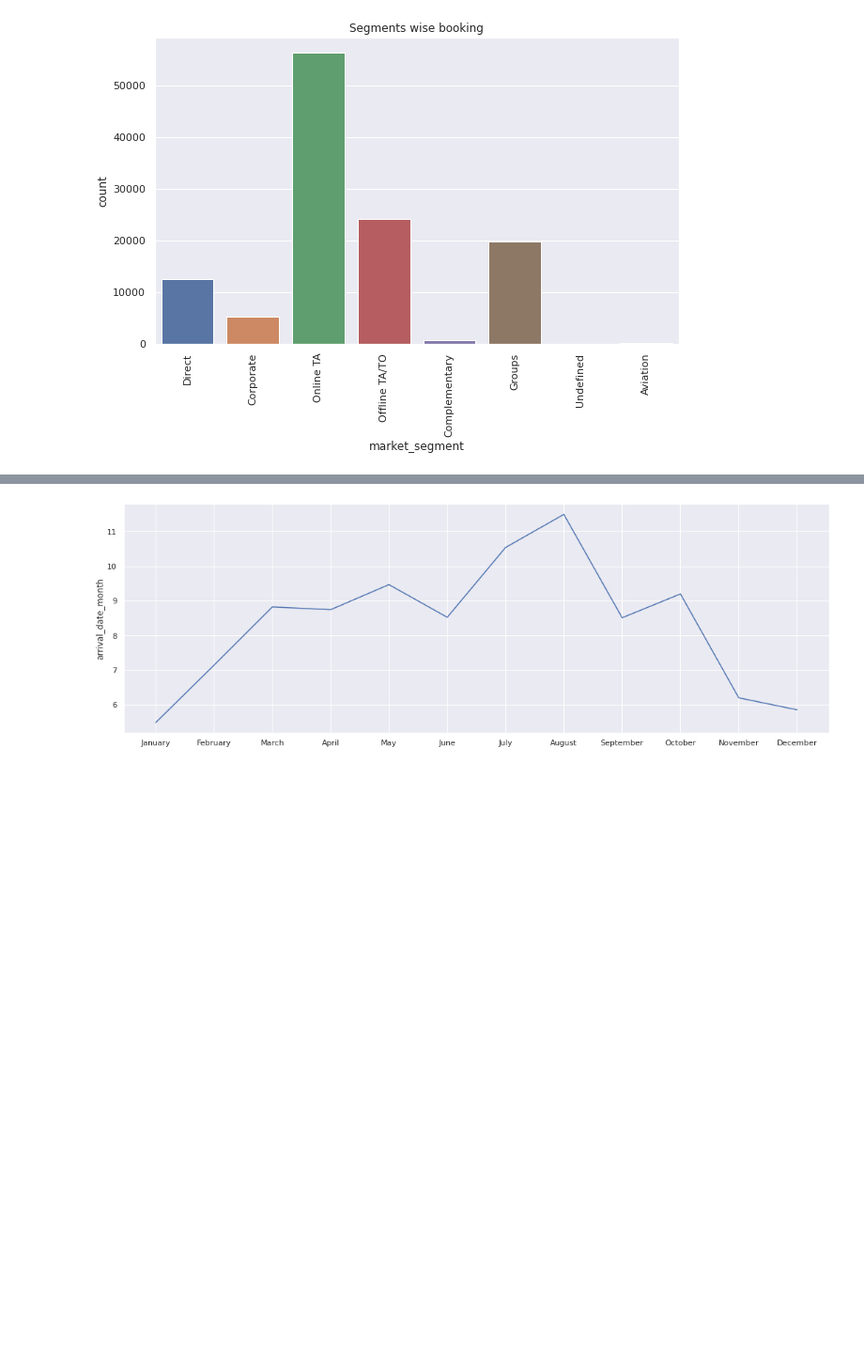
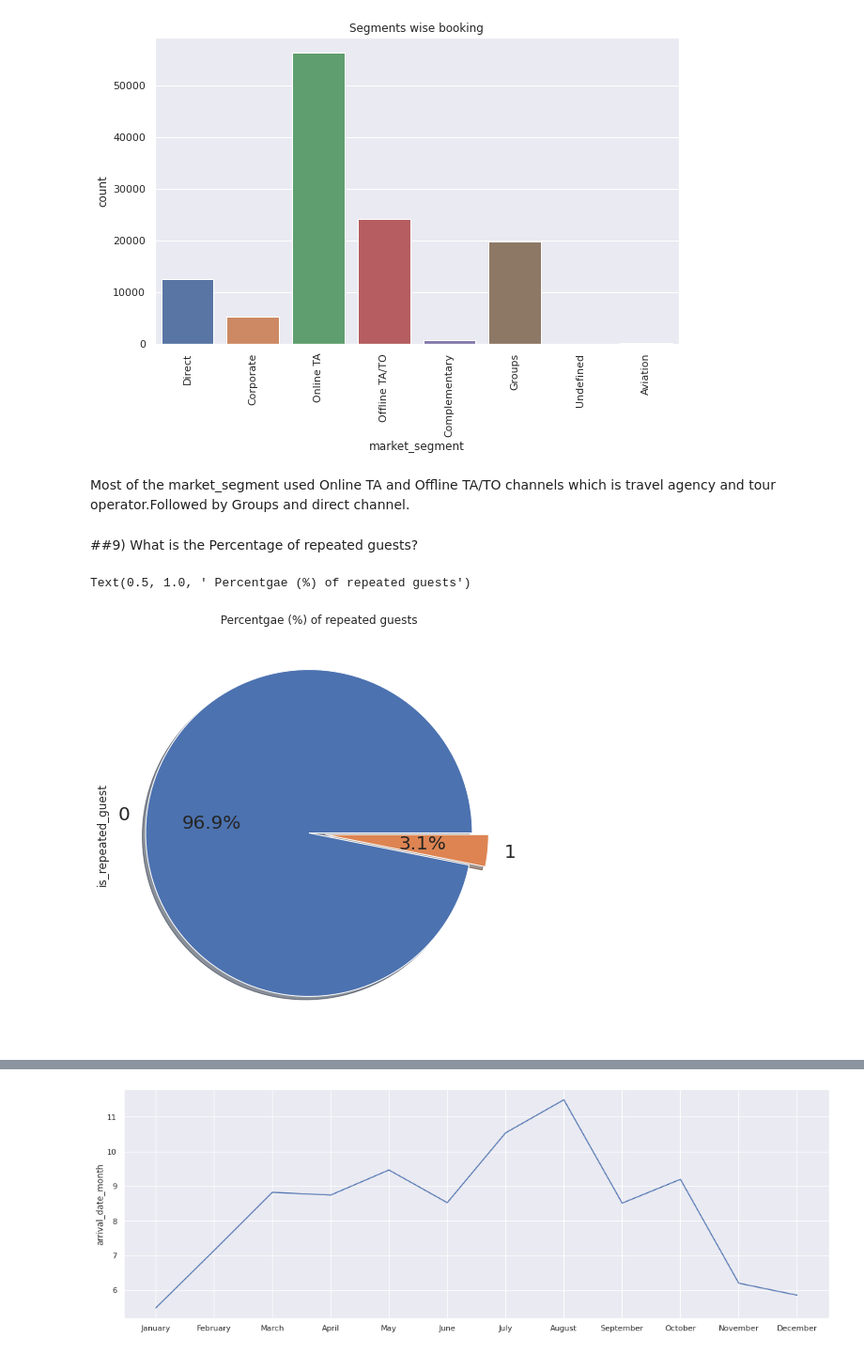
Before and after one commit to 9075197427/EDA_capstone_project, a Jupyter notebook: EDA_Capstone_team_Pirates_.ipynb, the cells around one changed output, grey strips where cells are left out. Shown at 94% size. Drawn from its saved outputs; the diff is of its cells as text; code cells hidden in the pictures; blank space fills up the shorter version.

```diff
--- a/EDA_Capstone_team_Pirates_.ipynb
+++ b/EDA_Capstone_team_Pirates_.ipynb
@@ -352,3 +373,14 @@ plt.xticks(rotation = 90)
 plt.show()
 # %% [output]
 [figure]
+# %% [markdown]
+ Most of the market_segment used  Online TA and Offline TA/TO channels which is travel agency and tour operator.Followed by Groups and direct channel.
+# %% [markdown]
+##9) What is the Percentage of repeated guests?
+# %%
+df_Hotels['is_repeated_guest'].value_counts().plot.pie(explode=(0.05,0.05),autopct='%1.1f%%',shadow=True,figsize=(12,8),fontsize=20)
+
+plt.title(" Percentgae (%) of repeated guests")
+# %% [output]
+Text(0.5, 1.0, ' Percentgae (%) of repeated guests')
+[figure, added]
```
Also changed, not shown: parts of 24 cells of this notebook.
